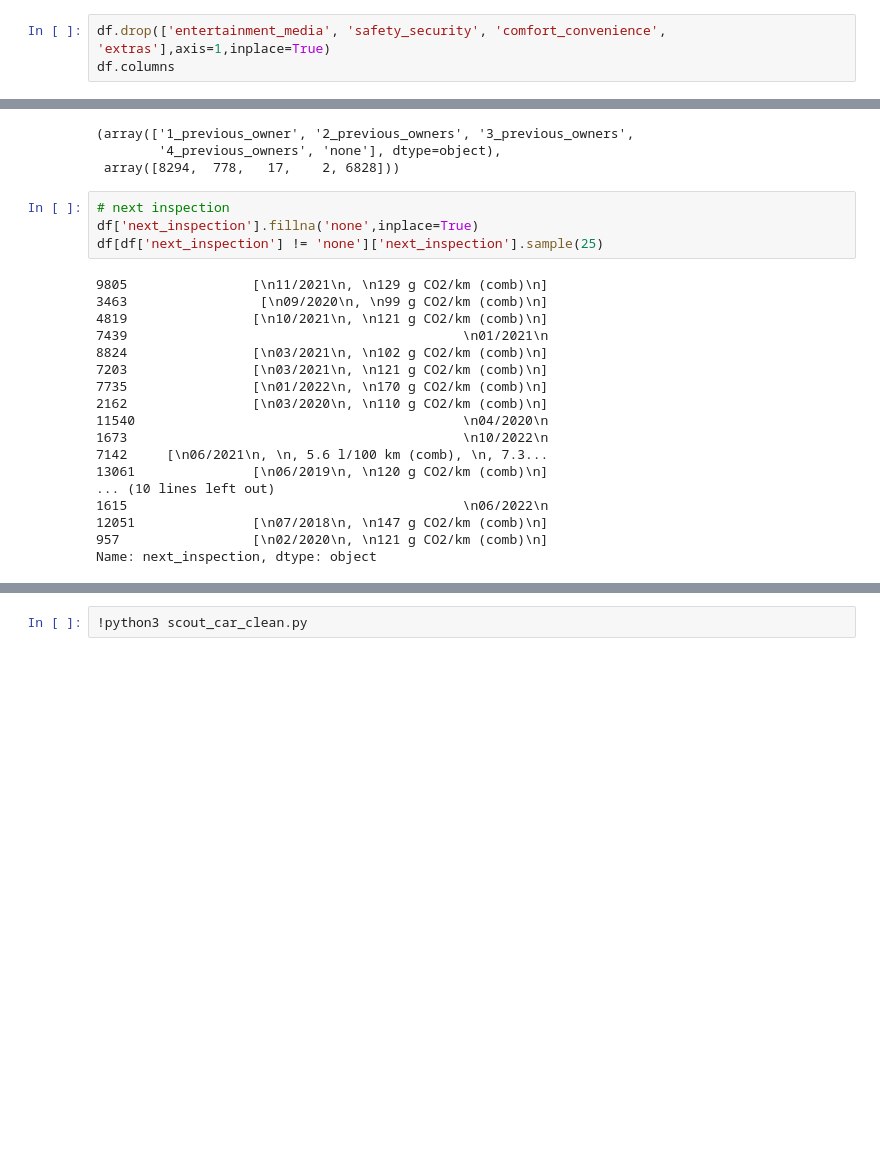
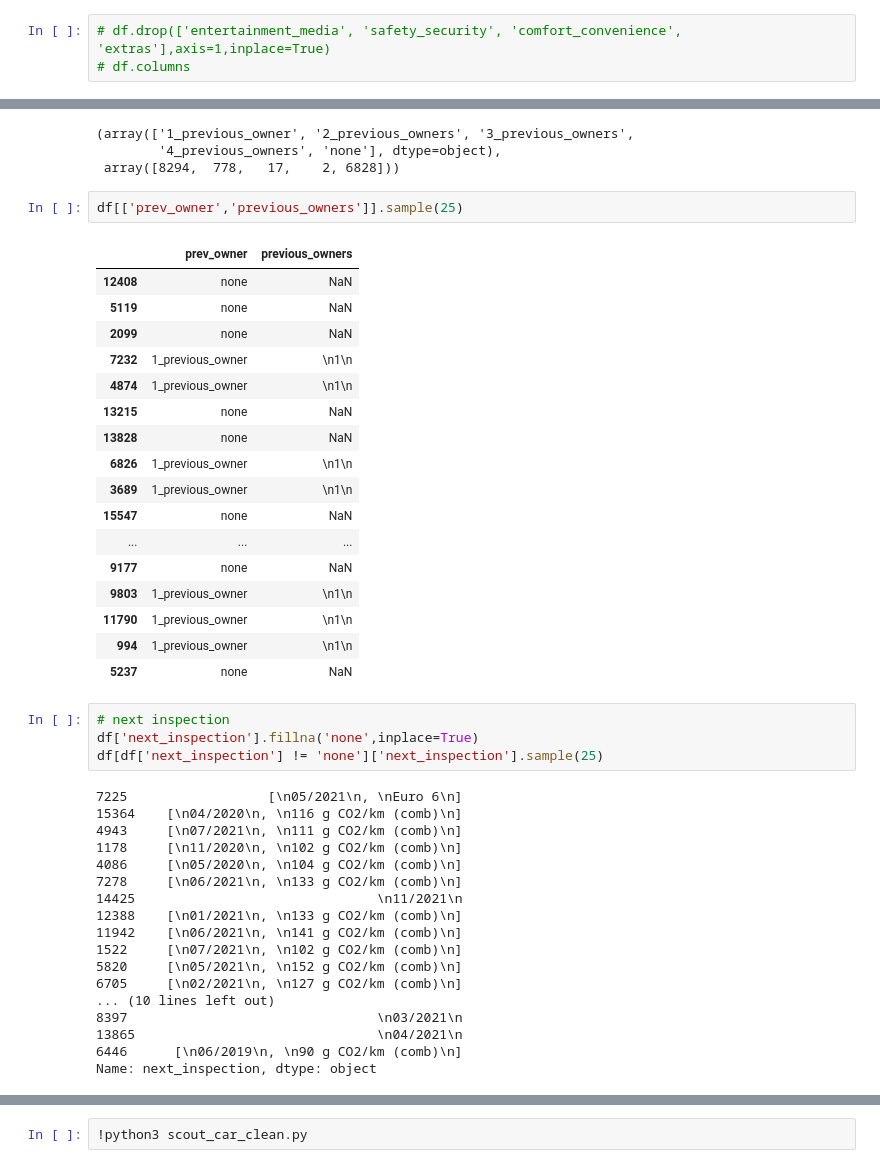
Before and after one commit to yuchild/magnimind_hw, a Jupyter notebook: scout_car_project.ipynb, the cells around one changed output, grey strips where cells are left out. Drawn from its saved outputs; the diff is of its cells as text; blank space fills up the shorter version.

```diff
--- a/scout_car_project.ipynb
+++ b/scout_car_project.ipynb
@@ -80,5 +80,5 @@ Index(['url', 'make_model', 'short_description', 'body_type', 'price', 'vat',
        'last_timing_belt_service_date', 'available_from'],
       dtype='object')
 # %%
-df.drop(['entertainment_media', 'safety_security', 'comfort_convenience', 'extras'],axis=1,inplace=True)
-df.columns
+# df.drop(['entertainment_media', 'safety_security', 'comfort_convenience', 'extras'],axis=1,inplace=True)
+# df.columns
@@ -264,26 +251,46 @@ np.unique(df['prev_owner'], return_counts=True, equal_nan=True)
 (array(['1_previous_owner', '2_previous_owners', '3_previous_owners',
         '4_previous_owners', 'none'], dtype=object),
  array([8294,  778,   17,    2, 6828]))
+# %%
+df[['prev_owner','previous_owners']].sample(25)
+# %% [output]
+|  | prev_owner | previous_owners |
+| 12408 | none | NaN |
+| 5119 | none | NaN |
+| 2099 | none | NaN |
+| 7232 | 1_previous_owner | \n1\n |
+| 4874 | 1_previous_owner | \n1\n |
+| 13215 | none | NaN |
+| 13828 | none | NaN |
+| 6826 | 1_previous_owner | \n1\n |
+| 3689 | 1_previous_owner | \n1\n |
+| 15547 | none | NaN |
+| ... | ... | ... |
+| 9177 | none | NaN |
+| 9803 | 1_previous_owner | \n1\n |
+| 11790 | 1_previous_owner | \n1\n |
+| 994 | 1_previous_owner | \n1\n |
+| 5237 | none | NaN |
 # %%
 # next inspection
 df['next_inspection'].fillna('none',inplace=True)
 df[df['next_inspection'] != 'none']['next_inspection'].sample(25)
 # %% [output]
-9805                [\n11/2021\n, \n129 g CO2/km (comb)\n]
-3463                 [\n09/2020\n, \n99 g CO2/km (comb)\n]
-4819                [\n10/2021\n, \n121 g CO2/km (comb)\n]
-7439                                           \n01/2021\n
-8824                [\n03/2021\n, \n102 g CO2/km (comb)\n]
-7203                [\n03/2021\n, \n121 g CO2/km (comb)\n]
-7735                [\n01/2022\n, \n170 g CO2/km (comb)\n]
-2162                [\n03/2020\n, \n110 g CO2/km (comb)\n]
-11540                                          \n04/2020\n
-1673                                           \n10/2022\n
-7142     [\n06/2021\n, \n, 5.6 l/100 km (comb), \n, 7.3...
-13061               [\n06/2019\n, \n120 g CO2/km (comb)\n]
+7225                  [\n05/2021\n, \nEuro 6\n]
+15364    [\n04/2020\n, \n116 g CO2/km (comb)\n]
+4943     [\n07/2021\n, \n111 g CO2/km (comb)\n]
+1178     [\n11/2020\n, \n102 g CO2/km (comb)\n]
+4086     [\n05/2020\n, \n104 g CO2/km (comb)\n]
+7278     [\n06/2021\n, \n133 g CO2/km (comb)\n]
+14425                               \n11/2021\n
+12388    [\n01/2021\n, \n133 g CO2/km (comb)\n]
+11942    [\n06/2021\n, \n141 g CO2/km (comb)\n]
+1522     [\n07/2021\n, \n102 g CO2/km (comb)\n]
+5820     [\n05/2021\n, \n152 g CO2/km (comb)\n]
+6705     [\n02/2021\n, \n127 g CO2/km (comb)\n]
 ... (10 lines left out)
-1615                                           \n06/2022\n
-12051               [\n07/2018\n, \n147 g CO2/km (comb)\n]
-957                 [\n02/2020\n, \n121 g CO2/km (comb)\n]
+8397                                \n03/2021\n
+13865                               \n04/2021\n
+6446      [\n06/2019\n, \n90 g CO2/km (comb)\n]
 Name: next_inspection, dtype: object
 # %%
```
Also changed, not shown: parts of 15 cells of this notebook, 9 other files.
